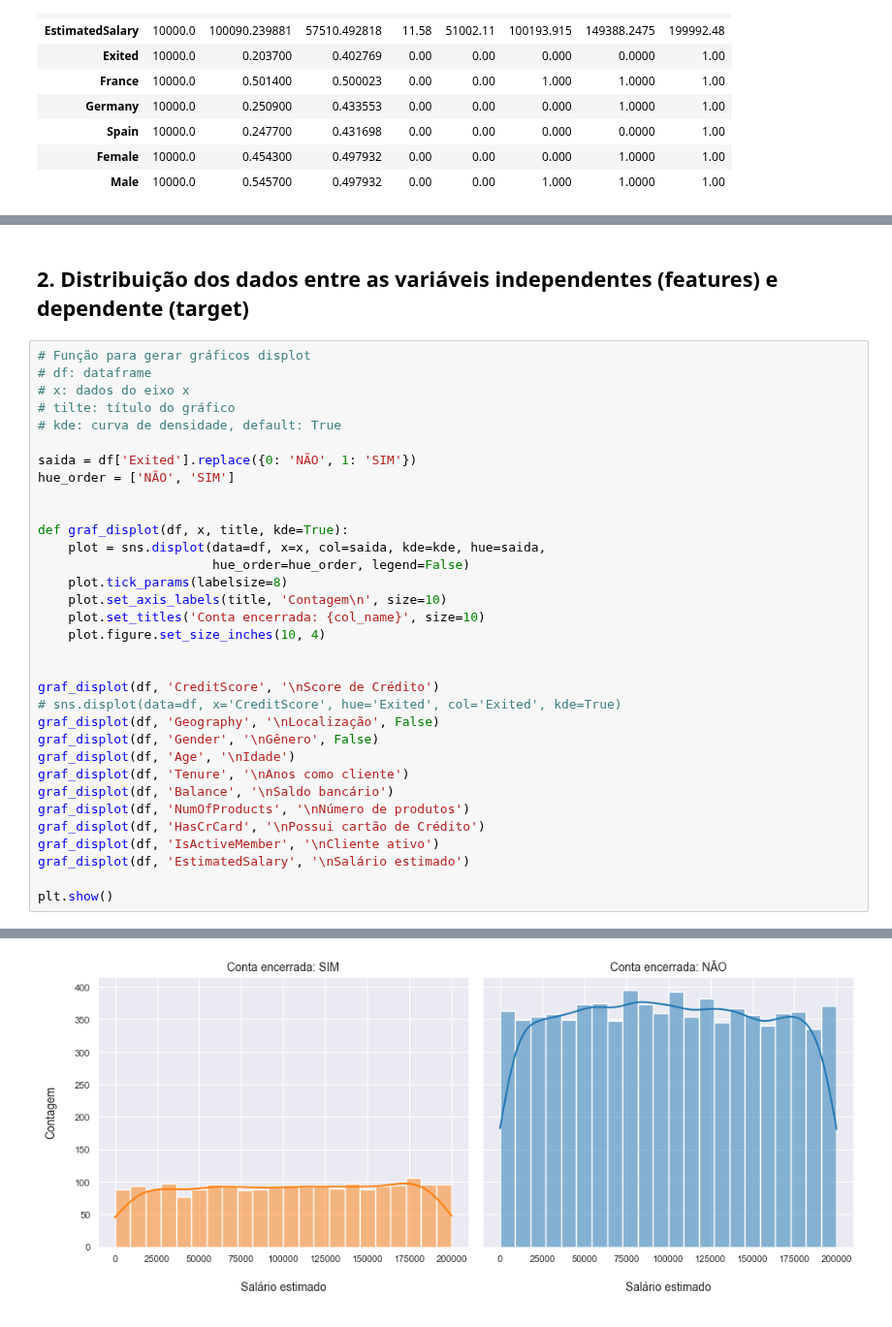
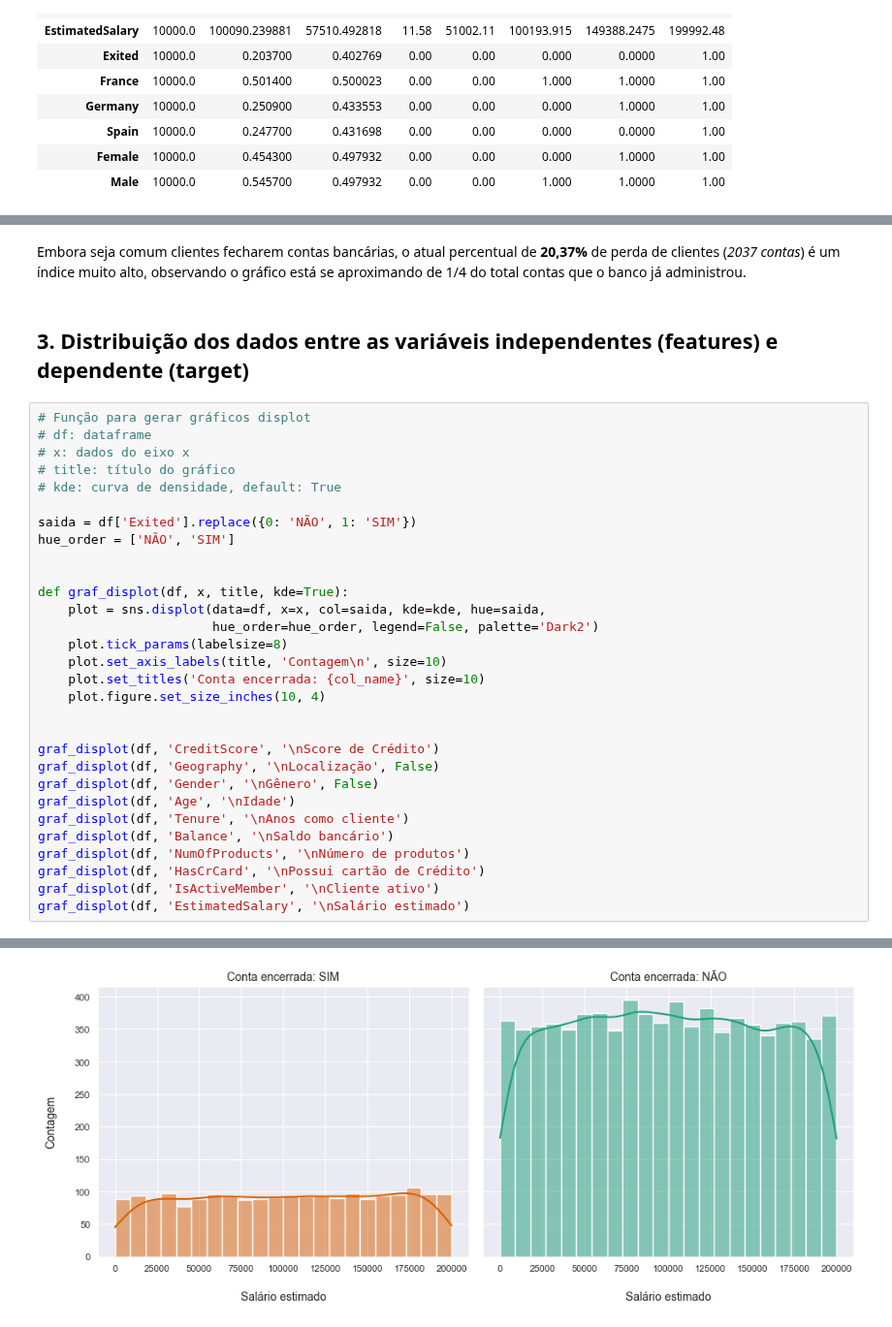
Before and after one commit to emso-exe/Churn_clientes_de_banco, a Jupyter notebook: churn_clientes_de_banco.ipynb, the cells around one changed output, grey strips where cells are left out. Shown at 97% size. Saved outputs shown, nothing was run; the diff lists cells and outputs as text.

```diff
--- a/churn_clientes_de_banco.ipynb
+++ b/churn_clientes_de_banco.ipynb
@@ -355,10 +377,12 @@ haja algum inconsistência nos dados portanto seram mantidos.
+# %% [markdown]
+Embora seja comum clientes fecharem contas bancárias, o atual percentual de **20,37%** de perda de clientes (_2037 contas_) é um índice muito alto, observando o gráfico está se aproximando de 1/4 do total contas que o banco já administrou.
 # %% [markdown]
-## 2. Distribuição dos dados entre as variáveis independentes (features) e dependente (target)
+## 3. Distribuição dos dados entre as variáveis independentes (features) e dependente (target)
 # %%
 # Função para gerar gráficos displot
 # df: dataframe
 # x: dados do eixo x
-# tilte: título do gráfico
+# title: título do gráfico
 # kde: curva de densidade, default: True
 
 saida = df['Exited'].replace({0: 'NÃO', 1: 'SIM'})
@@ -367,7 +391,7 @@ hue_order = ['NÃO', 'SIM']
 
 def graf_displot(df, x, title, kde=True):
     plot = sns.displot(data=df, x=x, col=saida, kde=kde, hue=saida,
-                       hue_order=hue_order, legend=False)
+                       hue_order=hue_order, legend=False, palette='Dark2')
     plot.tick_params(labelsize=8)
     plot.set_axis_labels(title, 'Contagem\n', size=10)
     plot.set_titles('Conta encerrada: {col_name}', size=10)
@@ -375,7 +399,6 @@ def graf_displot(df, x, title, kde=True):
 
 
 graf_displot(df, 'CreditScore', '\nScore de Crédito')
-# sns.displot(data=df, x='CreditScore', hue='Exited', col='Exited', kde=True)
 graf_displot(df, 'Geography', '\nLocalização', False)
 graf_displot(df, 'Gender', '\nGênero', False)
 graf_displot(df, 'Age', '\nIdade')
@@ -385,6 +408,4 @@ graf_displot(df, 'NumOfProducts', '\nNúmero de produtos')
 graf_displot(df, 'HasCrCard', '\nPossui cartão de Crédito')
 graf_displot(df, 'IsActiveMember', '\nCliente ativo')
 graf_displot(df, 'EstimatedSalary', '\nSalário estimado')
-
-plt.show()
 # %% [output]
@@ -400 +421 @@ plt.show()
-[figure, old version]
+[figure, new version]
```
Also changed, not shown: parts of 8 cells of this notebook.
